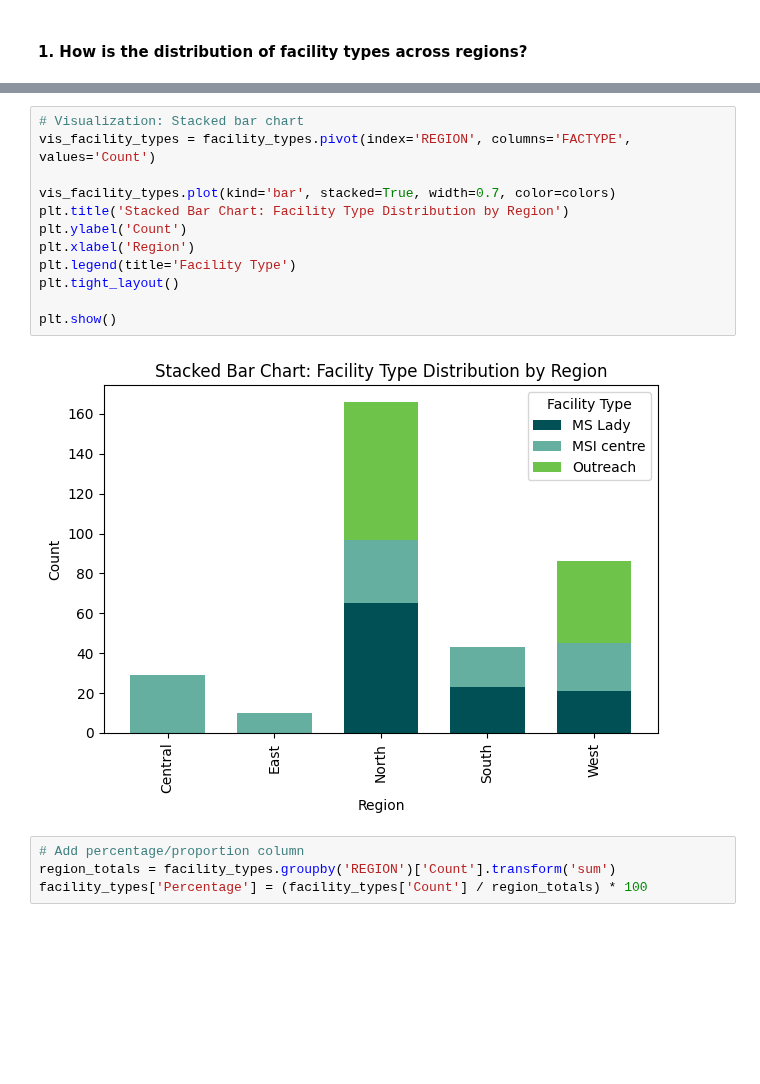
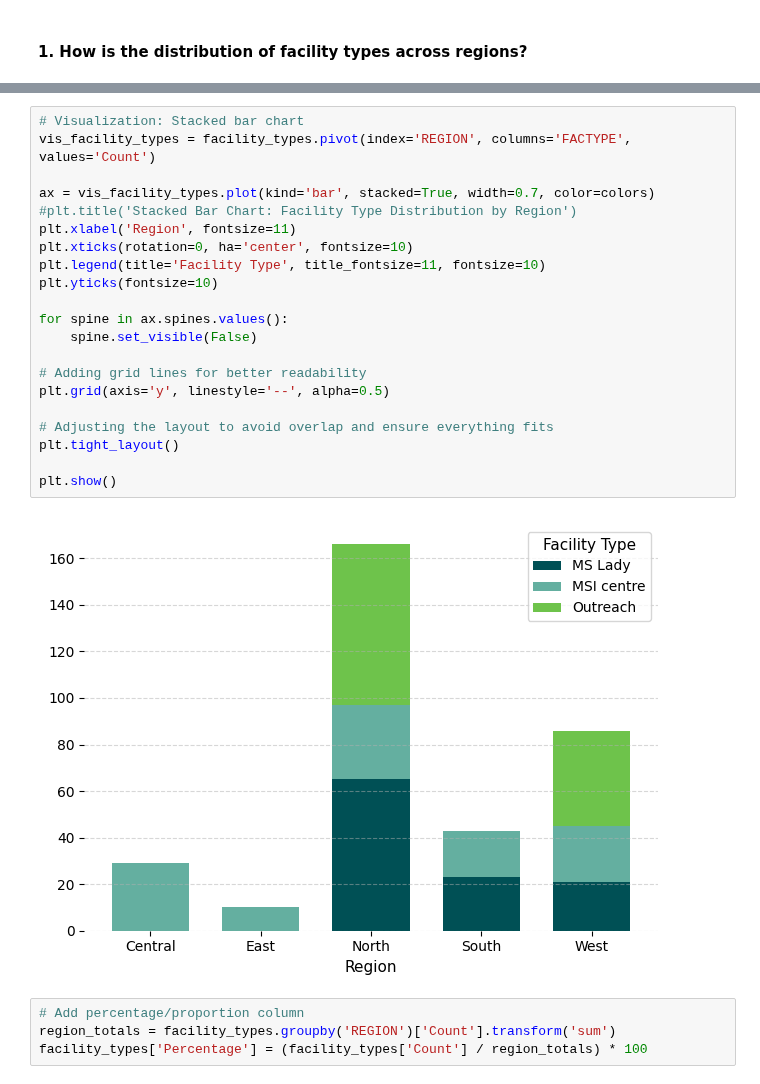
Before and after one commit to Mirwais-Farahi/MSIHealthServiceAnalytics, a Jupyter notebook: notebooks/03_Descriptive_Analysis.ipynb, the cells around one changed output, grey strips where cells are left out. Saved outputs shown, nothing was run; the diff lists cells and outputs as text; blank space fills up the shorter version.

```diff
--- a/notebooks/03_Descriptive_Analysis.ipynb
+++ b/notebooks/03_Descriptive_Analysis.ipynb
@@ -114,17 +120,26 @@ facility_types
 # %%
 # Visualization: Stacked bar chart
 vis_facility_types = facility_types.pivot(index='REGION', columns='FACTYPE', values='Count')
 
-vis_facility_types.plot(kind='bar', stacked=True, width=0.7, color=colors)
-plt.title('Stacked Bar Chart: Facility Type Distribution by Region')
-plt.ylabel('Count')
-plt.xlabel('Region')
-plt.legend(title='Facility Type')
+ax = vis_facility_types.plot(kind='bar', stacked=True, width=0.7, color=colors)
+#plt.title('Stacked Bar Chart: Facility Type Distribution by Region')
+plt.xlabel('Region', fontsize=11)
+plt.xticks(rotation=0, ha='center', fontsize=10)
+plt.legend(title='Facility Type', title_fontsize=11, fontsize=10)
+plt.yticks(fontsize=10)
+
+for spine in ax.spines.values():
+    spine.set_visible(False)
+
+# Adding grid lines for better readability
+plt.grid(axis='y', linestyle='--', alpha=0.5)
+
+# Adjusting the layout to avoid overlap and ensure everything fits
 plt.tight_layout()
 
 plt.show()
 # %% [output]
-[figure, old version]
+[figure, new version]
 # %%
 # Add percentage/proportion column
 region_totals = facility_types.groupby('REGION')['Count'].transform('sum')
```
Also changed, not shown: parts of 16 cells of this notebook.
